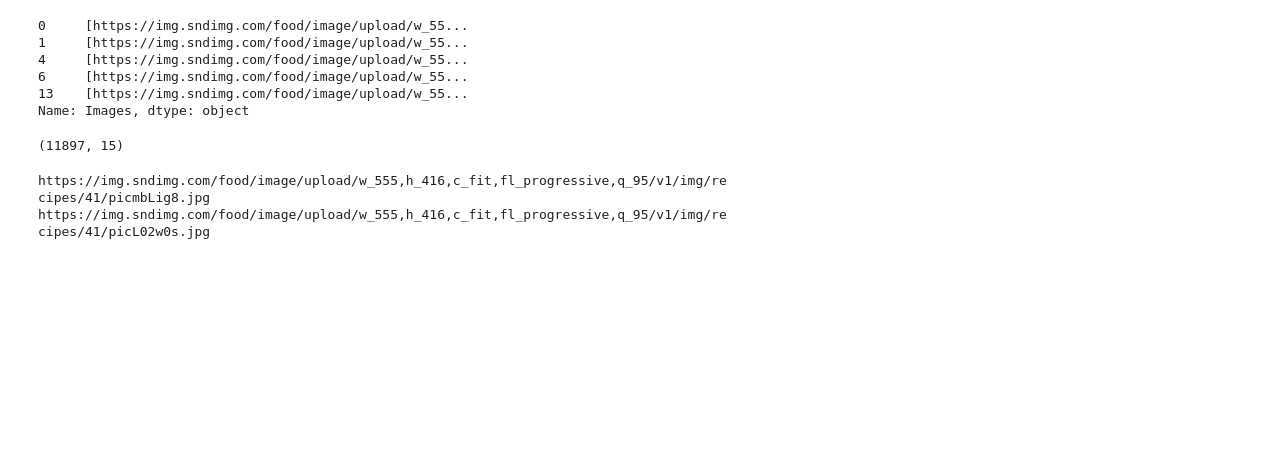
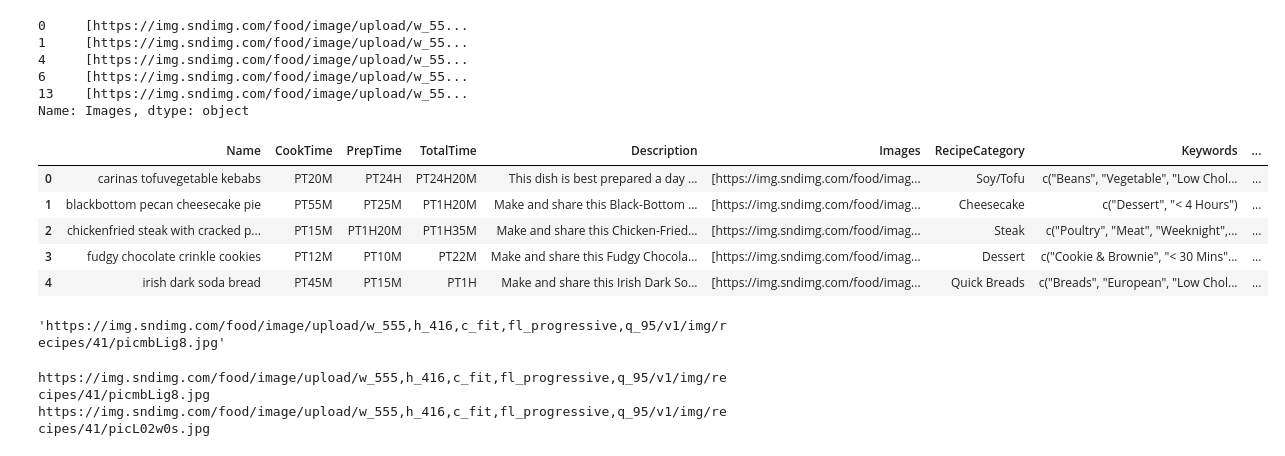
Before and after one commit to ShiningSolar/Recipe-Recommendation-System-With-Conten-Based-Filtering, a Jupyter notebook: Recipe Recommendation based on Ingredients.ipynb, the cells around one changed output. Saved outputs shown, nothing was run; the diff lists cells and outputs as text; code cells hidden in the pictures; blank space fills up the shorter version.

```diff
--- a/Recipe Recommendation based on Ingredients.ipynb
+++ b/Recipe Recommendation based on Ingredients.ipynb
@@ -312,10 +312,19 @@ Name: Images, dtype: object
 # %%
 #reset index
 copy = copy.reset_index(drop = True)
 copy.head()
-copy.shape
 # %% [output]
-(11897, 15)
+|  | Name | CookTime | PrepTime | TotalTime | Description | Images | RecipeCategory | Keywords | ... |
+| 0 | carinas tofuvegetable kebabs | PT20M | PT24H | PT24H20M | This dish is best prepared a day ... | [https://img.sndimg.com/food/imag... | Soy/Tofu | c("Beans", "Vegetable", "Low Chol... | ... |
+| 1 | blackbottom pecan cheesecake pie | PT55M | PT25M | PT1H20M | Make and share this Black-Bottom ... | [https://img.sndimg.com/food/imag... | Cheesecake | c("Dessert", "< 4 Hours") | ... |
+| 2 | chickenfried steak with cracked p... | PT15M | PT1H20M | PT1H35M | Make and share this Chicken-Fried... | [https://img.sndimg.com/food/imag... | Steak | c("Poultry", "Meat", "Weeknight",... | ... |
+| 3 | fudgy chocolate crinkle cookies | PT12M | PT10M | PT22M | Make and share this Fudgy Chocola... | [https://img.sndimg.com/food/imag... | Dessert | c("Cookie & Brownie", "< 30 Mins"... | ... |
+| 4 | irish dark soda bread | PT45M | PT15M | PT1H | Make and share this Irish Dark So... | [https://img.sndimg.com/food/imag... | Quick Breads | c("Breads", "European", "Low Chol... | ... |
+# %%
+list = copy.Images[0]
+list[0]
+# %% [output]
+'https://img.sndimg.com/food/image/upload/w_555,h_416,c_fit,fl_progressive,q_95/v1/img/recipes/41/picmbLig8.jpg'
 # %%
 dataset = copy[['Name', 'RecipeIngredientParts', 'AggregatedRating', 'ReviewCount']]
 image = copy[['Images']]
```
Also changed, not shown: parts of 7 cells of this notebook.
